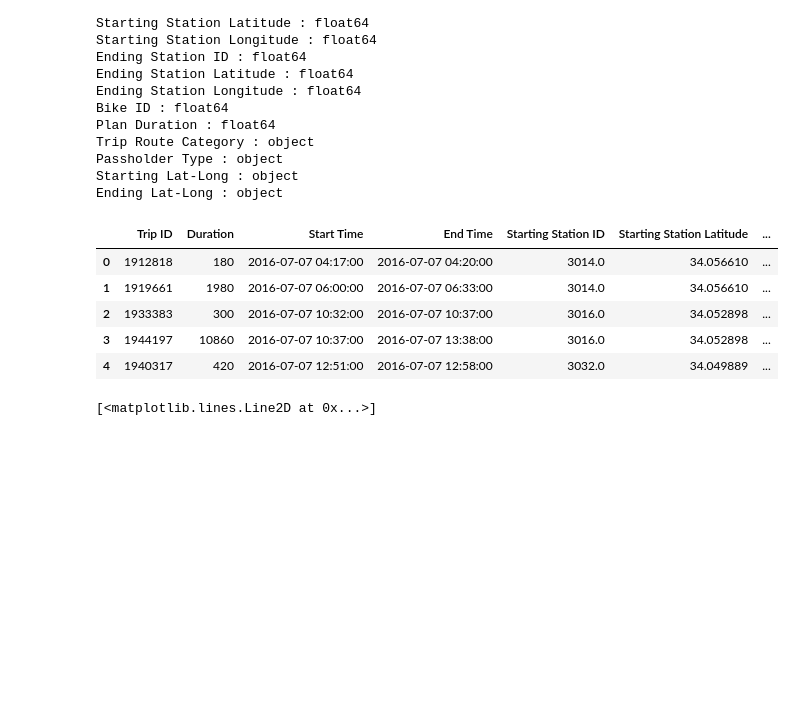
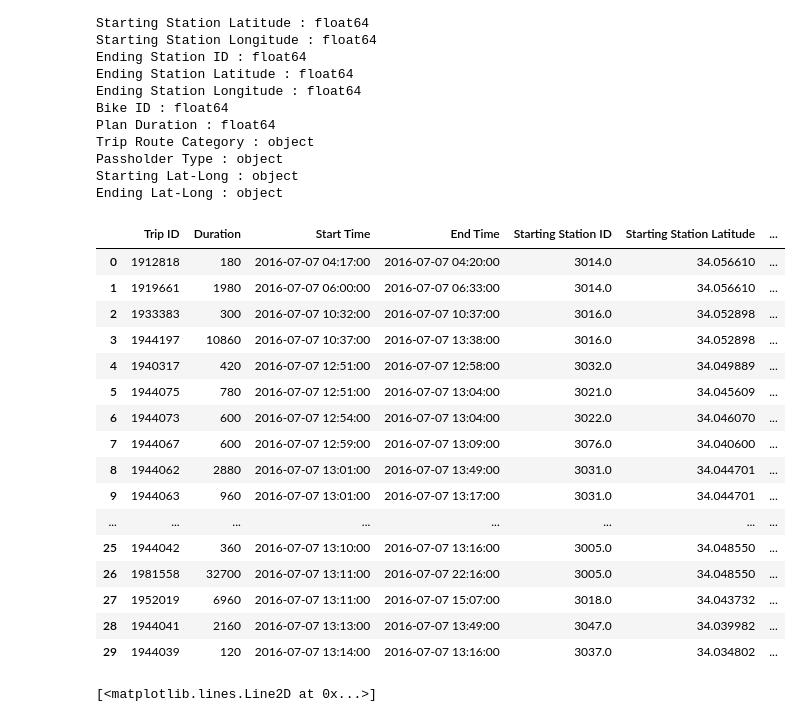
Before and after one commit to bully434/friendly-umbrella, a Jupyter notebook: hackaton_test_task.ipynb, the cells around one changed output. Drawn from its saved outputs; the diff is of its cells as text; code cells hidden in the pictures; blank space fills up the shorter version.

```diff
--- a/hackaton_test_task.ipynb
+++ b/hackaton_test_task.ipynb
@@ -34,14 +34,25 @@ Passholder Type : object
 Starting Lat-Long : object
 Ending Lat-Long : object
 # %%
-data_df.head()
+data_df.head(30)
 # %% [output]
 |  | Trip ID | Duration | Start Time | End Time | Starting Station ID | Starting Station Latitude | ... |
 | 0 | 1912818 | 180 | 2016-07-07 04:17:00 | 2016-07-07 04:20:00 | 3014.0 | 34.056610 | ... |
 | 1 | 1919661 | 1980 | 2016-07-07 06:00:00 | 2016-07-07 06:33:00 | 3014.0 | 34.056610 | ... |
 | 2 | 1933383 | 300 | 2016-07-07 10:32:00 | 2016-07-07 10:37:00 | 3016.0 | 34.052898 | ... |
 | 3 | 1944197 | 10860 | 2016-07-07 10:37:00 | 2016-07-07 13:38:00 | 3016.0 | 34.052898 | ... |
 | 4 | 1940317 | 420 | 2016-07-07 12:51:00 | 2016-07-07 12:58:00 | 3032.0 | 34.049889 | ... |
+| 5 | 1944075 | 780 | 2016-07-07 12:51:00 | 2016-07-07 13:04:00 | 3021.0 | 34.045609 | ... |
+| 6 | 1944073 | 600 | 2016-07-07 12:54:00 | 2016-07-07 13:04:00 | 3022.0 | 34.046070 | ... |
+| 7 | 1944067 | 600 | 2016-07-07 12:59:00 | 2016-07-07 13:09:00 | 3076.0 | 34.040600 | ... |
+| 8 | 1944062 | 2880 | 2016-07-07 13:01:00 | 2016-07-07 13:49:00 | 3031.0 | 34.044701 | ... |
+| 9 | 1944063 | 960 | 2016-07-07 13:01:00 | 2016-07-07 13:17:00 | 3031.0 | 34.044701 | ... |
+| ... | ... | ... | ... | ... | ... | ... | ... |
+| 25 | 1944042 | 360 | 2016-07-07 13:10:00 | 2016-07-07 13:16:00 | 3005.0 | 34.048550 | ... |
+| 26 | 1981558 | 32700 | 2016-07-07 13:11:00 | 2016-07-07 22:16:00 | 3005.0 | 34.048550 | ... |
+| 27 | 1952019 | 6960 | 2016-07-07 13:11:00 | 2016-07-07 15:07:00 | 3018.0 | 34.043732 | ... |
+| 28 | 1944041 | 2160 | 2016-07-07 13:13:00 | 2016-07-07 13:49:00 | 3047.0 | 34.039982 | ... |
+| 29 | 1944039 | 120 | 2016-07-07 13:14:00 | 2016-07-07 13:16:00 | 3037.0 | 34.034802 | ... |
 # %%
 plt.plot(data_df.Duration)
 # %% [output]
```
Also changed, not shown: parts of 4 cells of this notebook.
